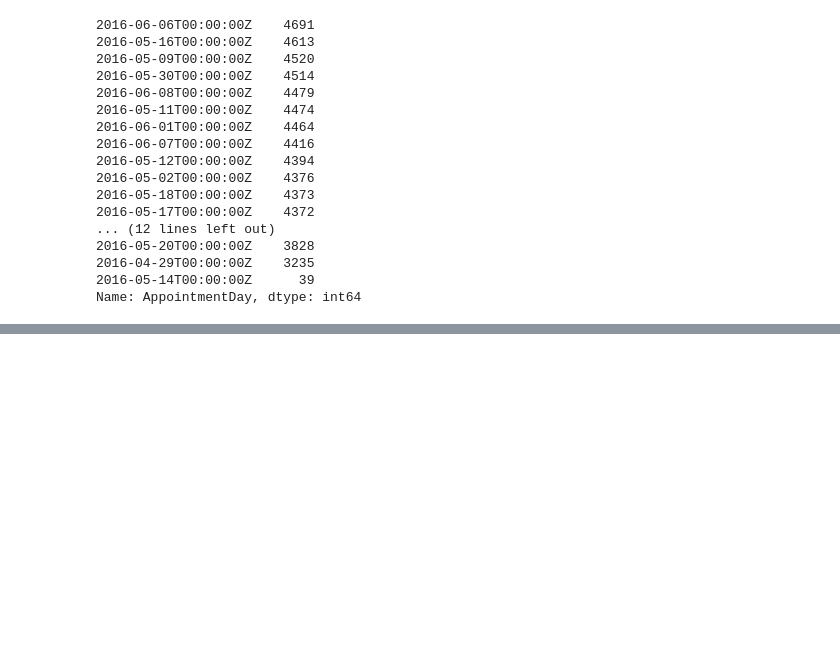
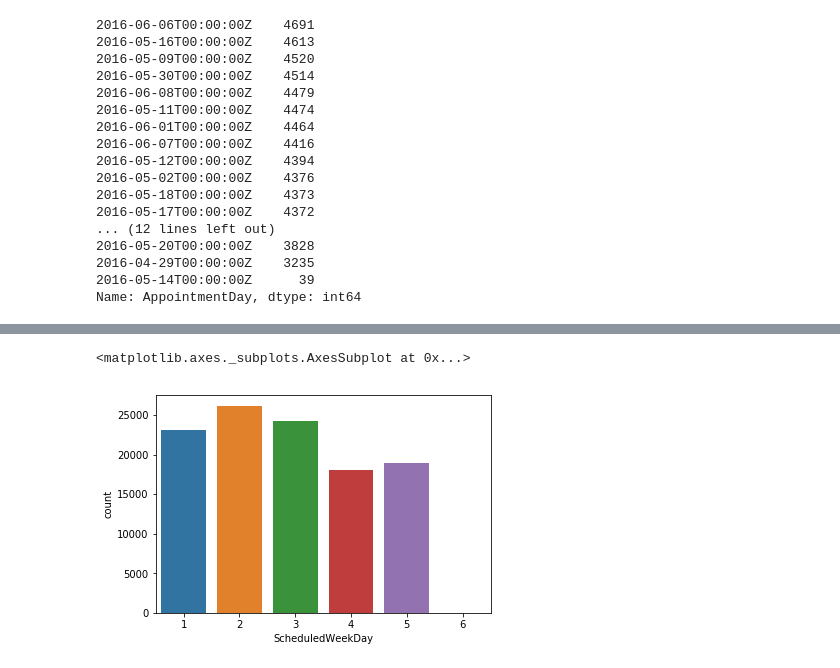
Before and after one commit to Asafamitai/IDC-BDA-Exercises, a Jupyter notebook: NOShow_project_worksheet.ipynb, the cells around one changed output, grey strips where cells are left out. Saved outputs shown, nothing was run; the diff lists cells and outputs as text; code cells hidden in the pictures; blank space fills up the shorter version.

```diff
--- a/NOShow_project_worksheet.ipynb
+++ b/NOShow_project_worksheet.ipynb
@@ -195,0 +219,9 @@ Name: AppointmentDay, dtype: int64
+# %%
+salary_map = {'low':0, 'medium':1, 'high':2}  #Define the mapping as a dictionary
+df["salary"] =  df["salary"].map(salary_map)
+df.info()
+# %%
+sns.countplot(x='ScheduledWeekDay', data=df)
+# %% [output]
+<matplotlib.axes._subplots.AxesSubplot at 0x...>
+[figure, added]
```
Also changed, not shown: parts of 16 cells of this notebook, 1 other file.
